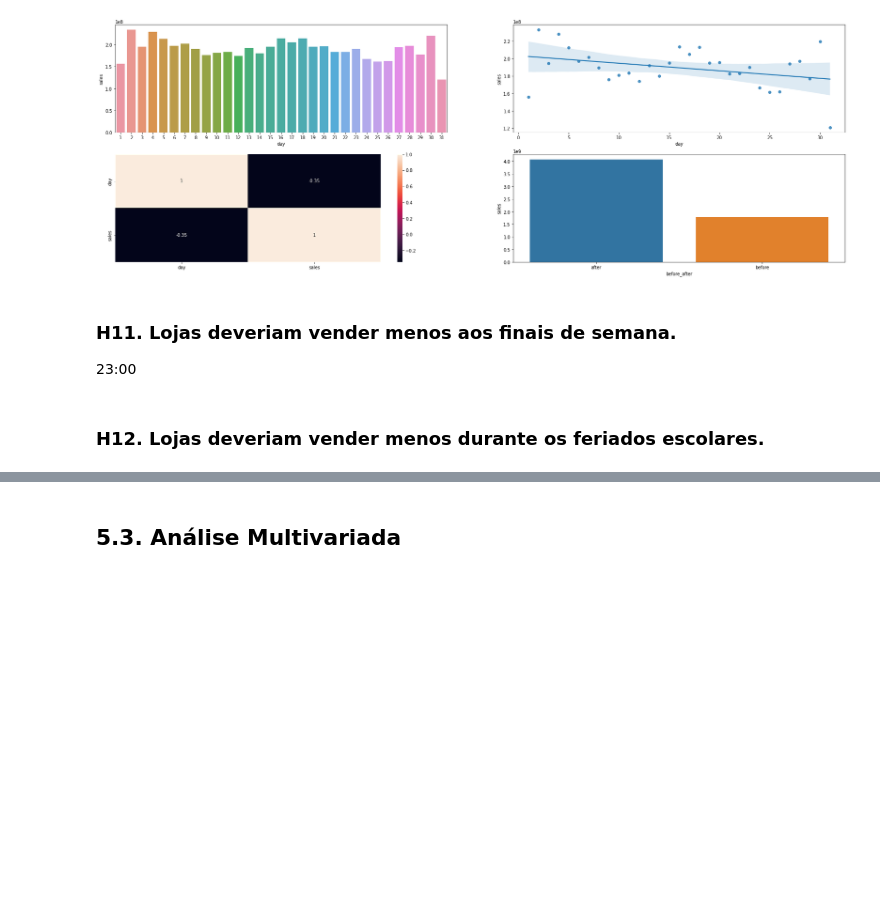
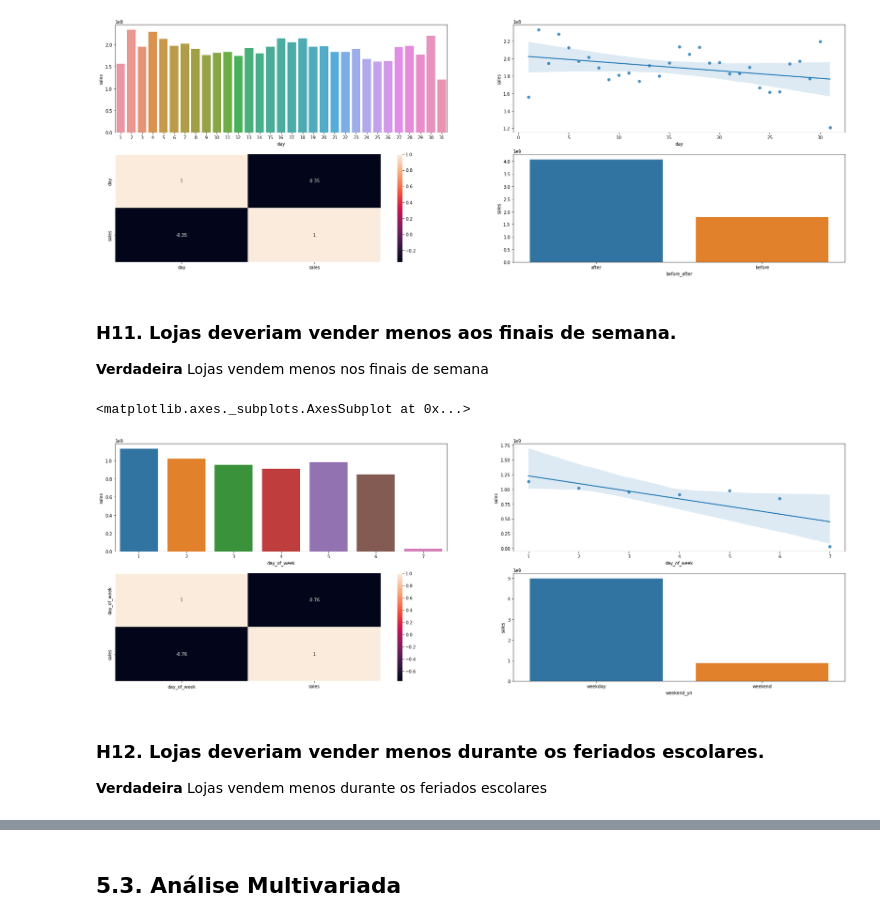
Before and after one commit to rvieira94/cds_03_ds_em_producao, a Jupyter notebook: ds_producao.ipynb, the cells around one changed output, grey strips where cells are left out. Drawn from its saved outputs; the diff is of its cells as text; code cells hidden in the pictures; blank space fills up the shorter version.

```diff
--- a/ds_producao.ipynb
+++ b/ds_producao.ipynb
@@ -675,15 +675,24 @@ sns.barplot(x='before_after',y='sales',data=aux2)
 [figure]
 # %% [markdown]
 ### H11. Lojas deveriam vender menos aos finais de semana.
-23:00
+**Verdadeira** Lojas vendem menos nos finais de semana
 # %%
-aux1 = df5[['month','sales']].groupby('month').sum().reset_index()
+aux1 = df5[['day_of_week','sales']].groupby('day_of_week').sum().reset_index()
 
-plt.subplot(1,3,1)
-sns.barplot(x='month',y='sales',data=aux1)
-plt.subplot(1,3,2)
-sns.regplot(x='month',y='sales',data=aux1)
-plt.subplot(1,3,3)
+plt.subplot(2,2,1)
+sns.barplot(x='day_of_week',y='sales',data=aux1)
+plt.subplot(2,2,2)
+sns.regplot(x='day_of_week',y='sales',data=aux1)
+plt.subplot(2,2,3)
 sns.heatmap(aux1.corr(method='pearson'), annot=True)
+
+aux1['weekend_yn'] = aux1['day_of_week'].apply(lambda x: 'weekend' if x in(6,7) else 'weekday')
+aux2 = aux1[['weekend_yn','sales']].groupby('weekend_yn').sum().reset_index()
+plt.subplot(2,2,4)
+sns.barplot(x='weekend_yn',y='sales',data=aux2)
+# %% [output]
+<matplotlib.axes._subplots.AxesSubplot at 0x...>
+[figure, added]
 # %% [markdown]
 ### H12. Lojas deveriam vender menos durante os feriados escolares.
+**Verdadeira** Lojas vendem menos durante os feriados escolares
```
Also changed, not shown: parts of 2 cells of this notebook.
